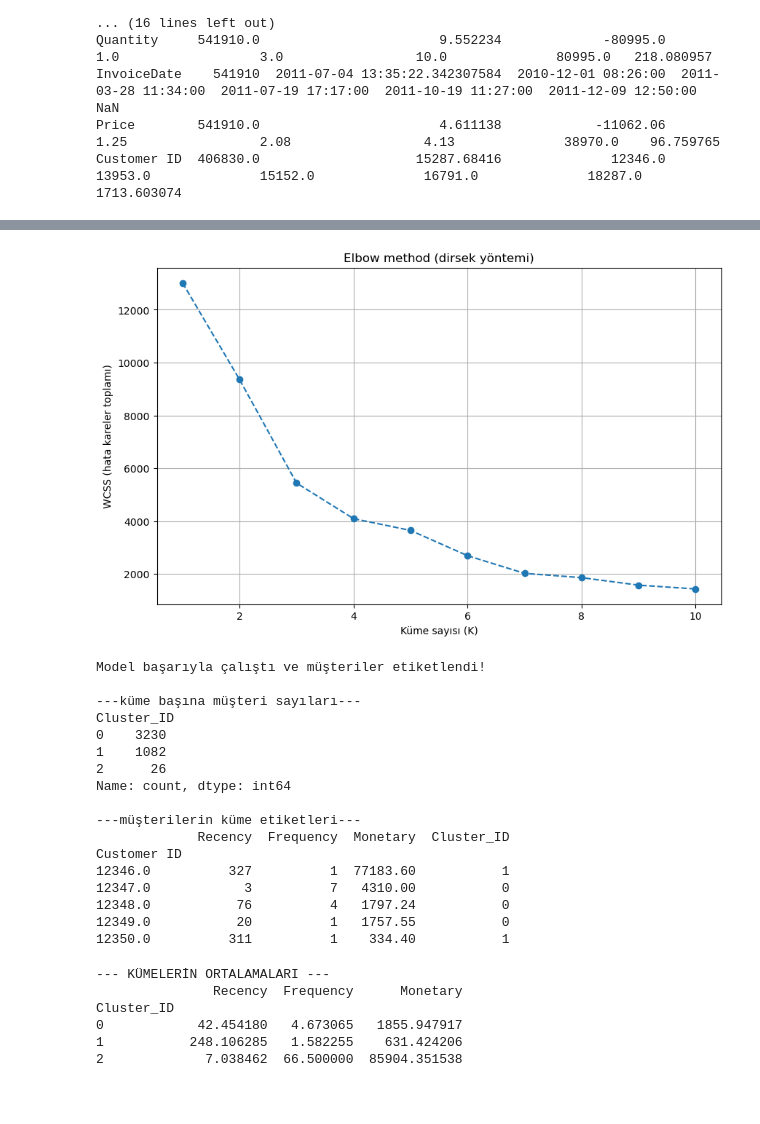
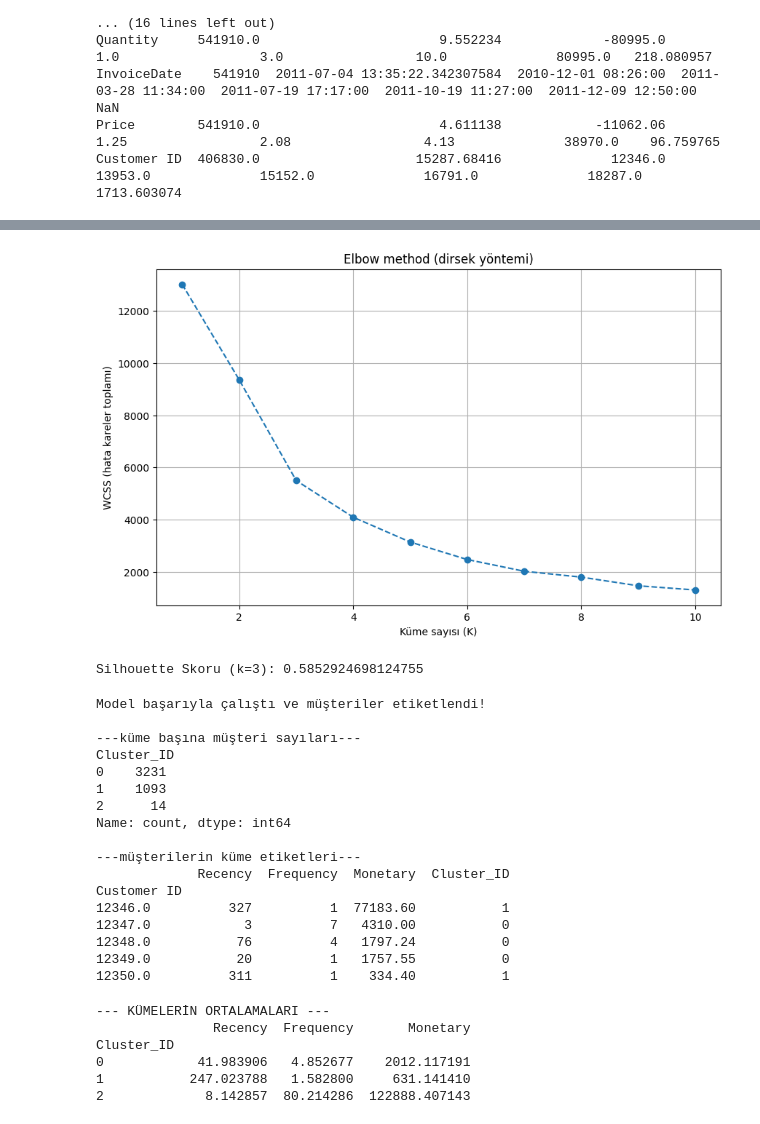
Before and after one commit to ilydozttrk/MusteriSegmentasyonu-, a Jupyter notebook: musterisegmentasyon.ipynb, the cells around one changed output, grey strips where cells are left out. Cells and saved outputs as stored; diff of their text form; code cells hidden in the pictures; blank space fills up the shorter version.

```diff
--- a/musterisegmentasyon.ipynb
+++ b/musterisegmentasyon.ipynb
@@ -46,7 +46,9 @@ df_clean.dropna(subset= ["Customer ID"], inplace=True)  #"dropna" fonskyionu bo
 df_clean = df_clean[~df_clean["Invoice"].astype(str).str.contains("C", na=False)] #~ işareti "değildir" demektir. yani içinde 'C' geçmeyenleri alıyoruz
 
 #miktar ve fiyat kontrolü (negatif veya sıfır olanları atıyoruz)
-df_clean["TotalPrice"]= df_clean ["Quantity"] * df_clean["Price"] #RFM'deki "Monetary" değeri için lazım olacak.
+df_clean = df_clean[(df_clean["Quantity"] > 0) & (df_clean["Price"] > 0)] #RFM'deki "Monetary" değeri için lazım olacak.
+
+df_clean["TotalPrice"] = df_clean["Quantity"] * df_clean["Price"]
 
 print("Temizlik tamamlandı.")
 print(f"Orijinal veri sayısı: {df.shape[0]}")
@@ -136,25 +172,31 @@ Customer ID
 # %%
 from sklearn.cluster import KMeans
 import matplotlib.pyplot as plt
 
 #optimum küme sayısını bulma (elbow method)
 
 wcss= [] #hata değerlerini (inertia) burada saklayacağız
 for k in range (1,11):
     kmeans= KMeans (n_clusters=k, init='k-means++' , random_state=42)
     kmeans.fit(rfm_scaled_df)
     wcss.append(kmeans.inertia_) #inertia_ = WCSS değeridir
 
 #grafiği çiz
 plt.figure(figsize=(10,6))
 plt.plot(range(1, 11), wcss, marker='o', linestyle= '--')
 plt.title('Elbow method (dirsek yöntemi)')
 plt.xlabel('Küme sayısı (K)')
 plt.ylabel('WCSS (hata kareler toplamı)')
 plt.grid(True)
 plt.show()
+
+from sklearn.metrics import silhouette_score
+
+kmeans_final = KMeans(n_clusters=3, random_state=42).fit(rfm_scaled_df)
+print(f"Silhouette Skoru (k=3): {silhouette_score(rfm_scaled_df, kmeans_final.labels_)}")
 # %% [output]
-[figure, old version]
+[figure, new version]
+Silhouette Skoru (k=3): 0.5852924698124755
 # %%
 kmeans= KMeans(n_clusters=3, init='k-means++', random_state=42) #modeli k=3 ile kuruyoruz
 
@@ -176,9 +218,9 @@ Model başarıyla çalıştı ve müşteriler etiketlendi!
 
 ---küme başına müşteri sayıları---
 Cluster_ID
-0    3230
-1    1082
-2      26
+0    3231
+1    1093
+2      14
 Name: count, dtype: int64
 
 ---müşterilerin küme etiketleri---
@@ -190,19 +232,15 @@ Customer ID
 12349.0           20          1   1757.55           0
 12350.0          311          1    334.40           1
 # %%
-# 1. Önce K-Means'i tekrar çalıştırıp kümeleri (Cluster_ID) tabloya ekleyelim
-kmeans = KMeans(n_clusters=3, init='k-means++', random_state=42)
-rfm['Cluster_ID'] = kmeans.fit_predict(rfm_scaled_df)
-
-# 2. Şimdi ortalamaları alalım (Çift tırnak veya tek tırnak fark etmez, ikisi de çalışır)
+# Şimdi ortalamaları alalım (Çift tırnak veya tek tırnak fark etmez, ikisi de çalışır)
 analysis = rfm.groupby("Cluster_ID")[["Recency", "Frequency", "Monetary"]].mean()
 
 print("--- KÜMELERİN ORTALAMALARI ---")
 print(analysis)
 # %% [output]
 --- KÜMELERİN ORTALAMALARI ---
-               Recency  Frequency      Monetary
+               Recency  Frequency       Monetary
 Cluster_ID
-0            42.454180   4.673065   1855.947917
-1           248.106285   1.582255    631.424206
-2             7.038462  66.500000  85904.351538
+0            41.983906   4.852677    2012.117191
+1           247.023788   1.582800     631.141410
+2             8.142857  80.214286  122888.407143
```
Also changed, not shown: parts of 5 cells of this notebook.
